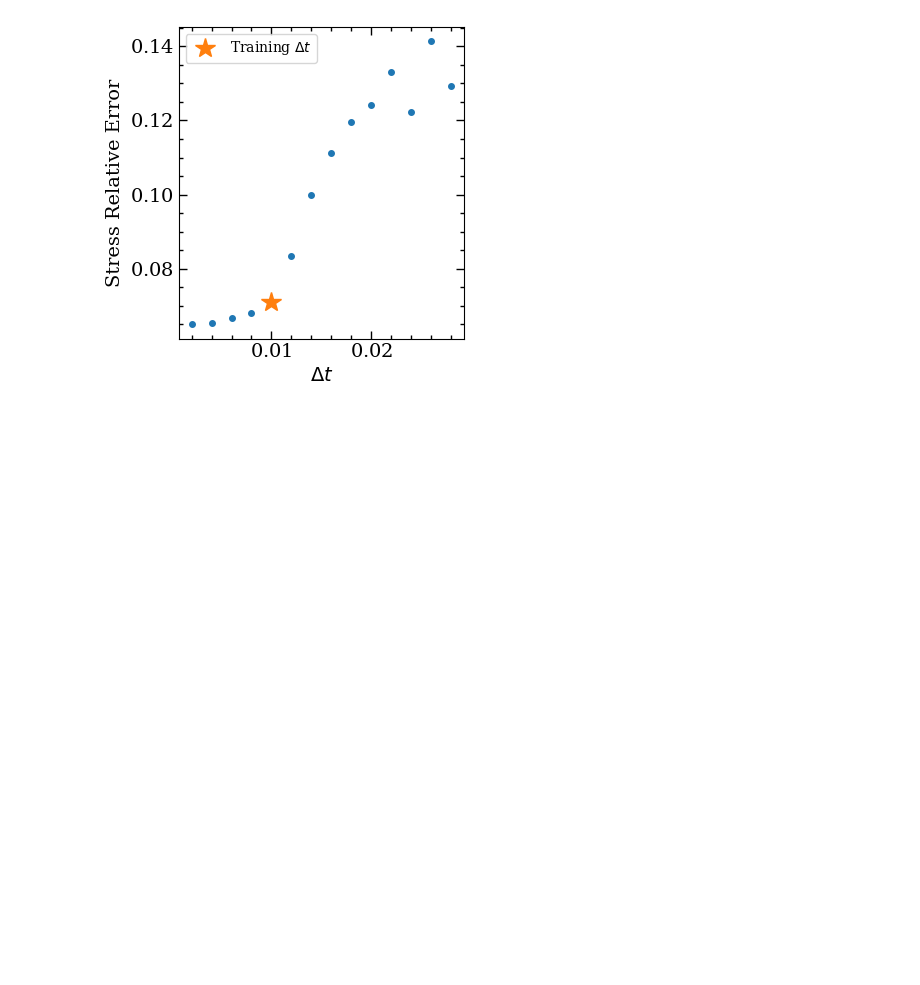
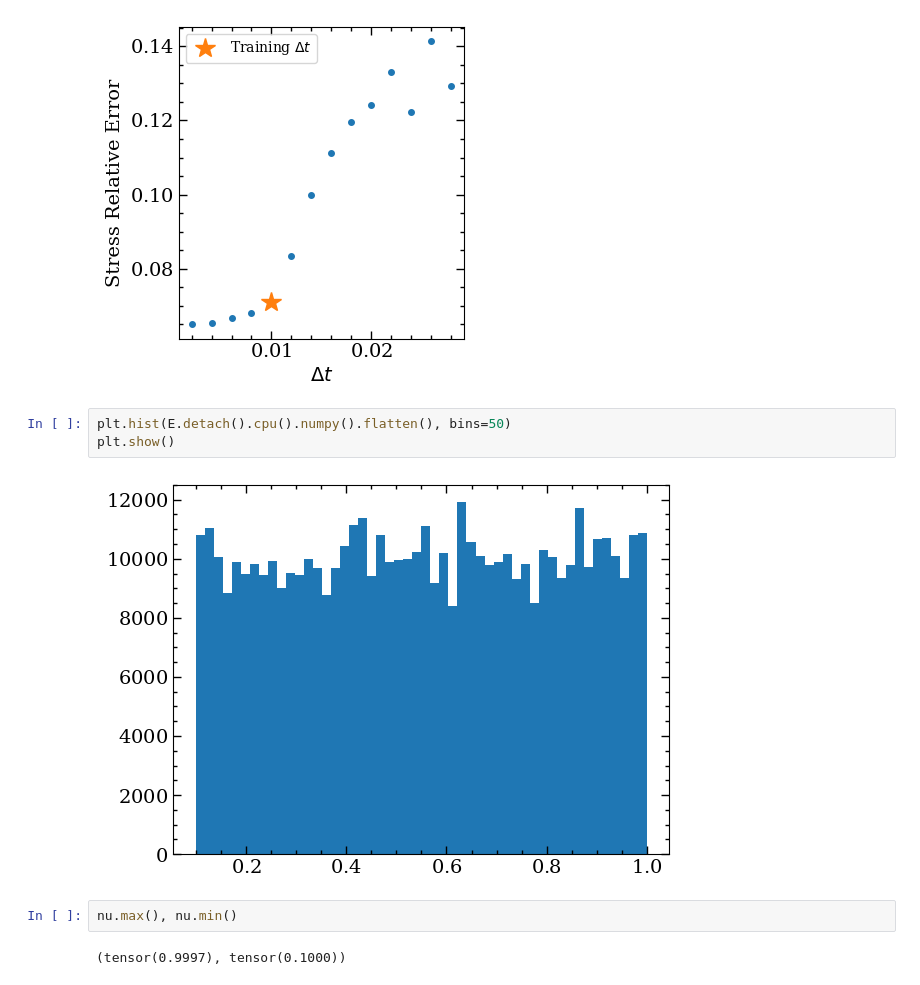
Before and after one commit to m-raj/microstructure-dependent-material-model, a Jupyter notebook: post_processing.ipynb, the cells around one changed output. Saved outputs shown, nothing was run; the diff lists cells and outputs as text; blank space fills up the shorter version.

```diff
--- a/post_processing.ipynb
+++ b/post_processing.ipynb
@@ -274,3 +274,12 @@ plt.savefig(f"{folder}/time_step_sensitivity.pdf")
 plt.show()
 # %% [output]
 [figure]
+# %%
+plt.hist(E.detach().cpu().numpy().flatten(), bins=50)
+plt.show()
+# %% [output]
+[figure, added]
+# %%
+nu.max(), nu.min()
+# %% [output]
+(tensor(0.9997), tensor(0.1000))
```
Also changed, not shown: 1 other file.
